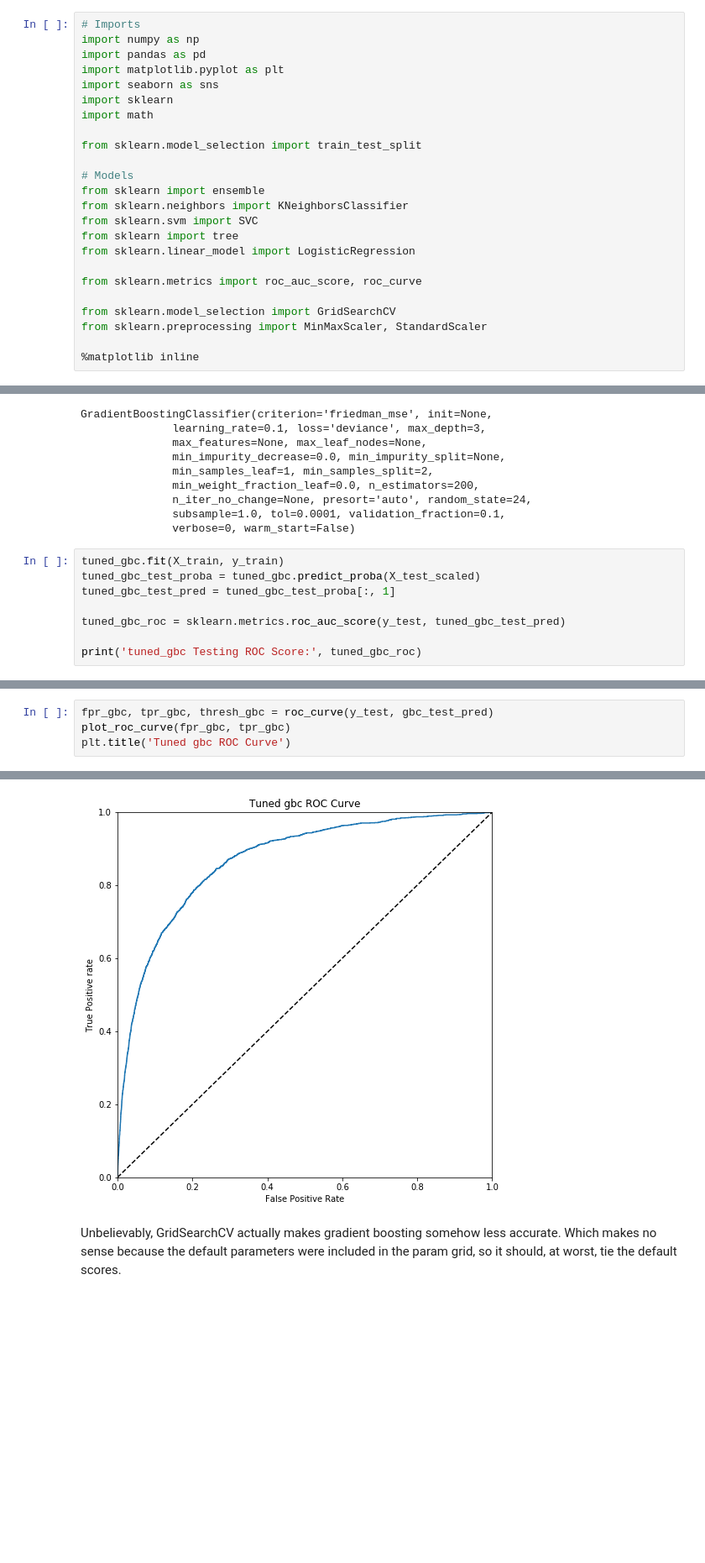
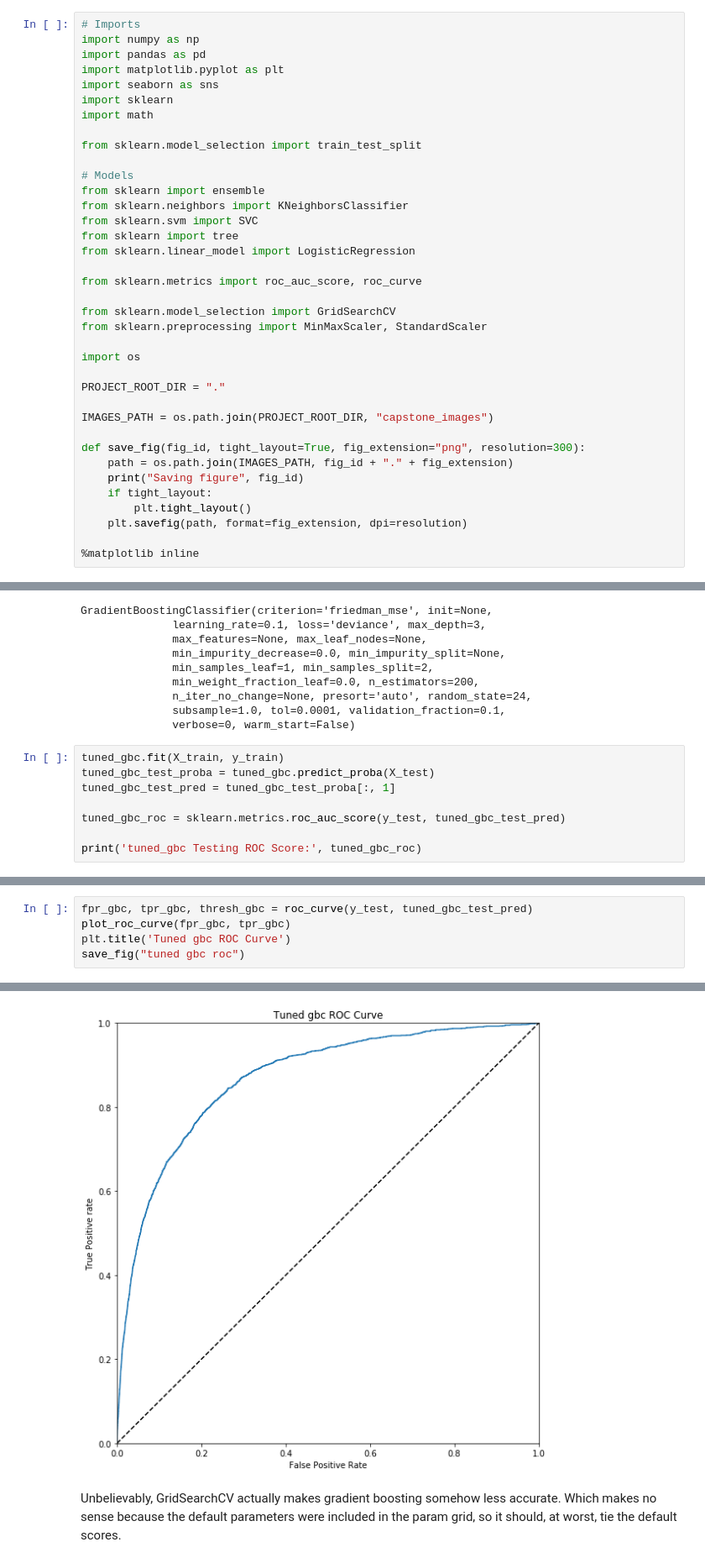
Before and after one commit to Lukede9/Thinkful, a Jupyter notebook: Bootcamp/Unit 3/Capstone/Capstone Models.ipynb, the cells around one changed output, grey strips where cells are left out. Shown at 84% size. Drawn from its saved outputs; the diff is of its cells as text; blank space fills up the shorter version.

Commit message:
Some formatting and re-running

```diff
--- a/Bootcamp/Unit 3/Capstone/Capstone Models.ipynb
+++ b/Bootcamp/Unit 3/Capstone/Capstone Models.ipynb
@@ -21,6 +21,19 @@ from sklearn.metrics import roc_auc_score, roc_curve
 from sklearn.model_selection import GridSearchCV
 from sklearn.preprocessing import MinMaxScaler, StandardScaler
 
+import os
+
+PROJECT_ROOT_DIR = "."
+
+IMAGES_PATH = os.path.join(PROJECT_ROOT_DIR, "capstone_images")
+
+def save_fig(fig_id, tight_layout=True, fig_extension="png", resolution=300):
+    path = os.path.join(IMAGES_PATH, fig_id + "." + fig_extension)
+    print("Saving figure", fig_id)
+    if tight_layout:
+        plt.tight_layout()
+    plt.savefig(path, format=fig_extension, dpi=resolution)
+
 %matplotlib inline
 # %%
 credit = pd.read_csv('explore.csv', index_col=0)
@@ -322,7 +335,7 @@ GradientBoostingClassifier(criterion='friedman_mse', init=None,
               verbose=0, warm_start=False)
 # %%
 tuned_gbc.fit(X_train, y_train)
-tuned_gbc_test_proba = tuned_gbc.predict_proba(X_test_scaled)
+tuned_gbc_test_proba = tuned_gbc.predict_proba(X_test)
 tuned_gbc_test_pred = tuned_gbc_test_proba[:, 1]
 
 tuned_gbc_roc = sklearn.metrics.roc_auc_score(y_test, tuned_gbc_test_pred)
@@ -333,5 +346,6 @@ tuned_gbc Testing ROC Score: 0.7670713108281271
 # %%
-fpr_gbc, tpr_gbc, thresh_gbc = roc_curve(y_test, gbc_test_pred)
+fpr_gbc, tpr_gbc, thresh_gbc = roc_curve(y_test, tuned_gbc_test_pred)
 plot_roc_curve(fpr_gbc, tpr_gbc)
 plt.title('Tuned gbc ROC Curve')
+save_fig("tuned gbc roc")
 # %% [output]
@@ -339,3 +353,3 @@ Text(0.5,1,'Tuned gbc ROC Curve')
-[figure, old version]
+[figure, new version]
 # %% [markdown]
 Unbelievably, GridSearchCV actually makes gradient boosting somehow less accurate. Which makes no sense because the default parameters were included in the param grid, so it should, at worst, tie the default scores.
```
Also changed, not shown: parts of 9 cells of this notebook, 5 other files.
